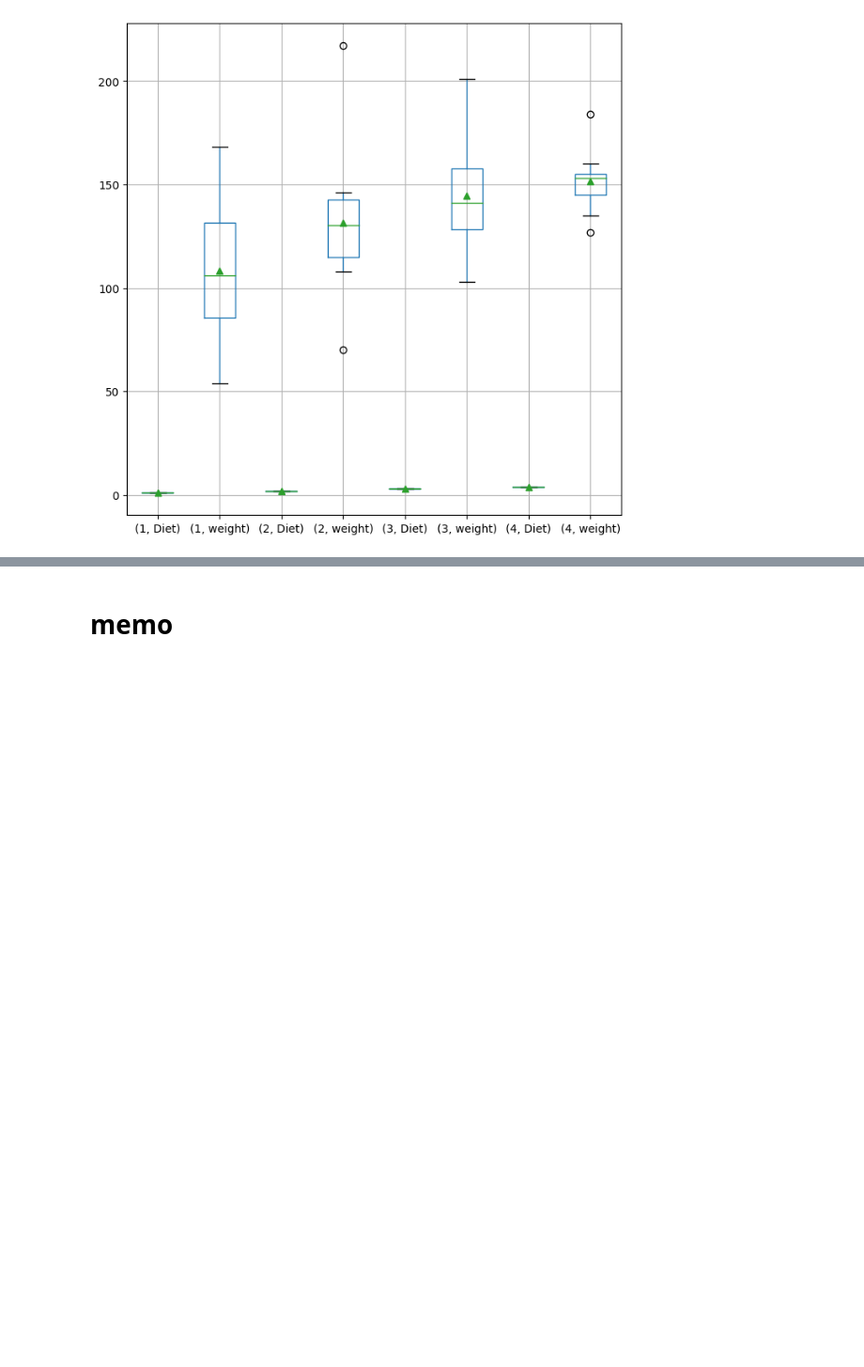
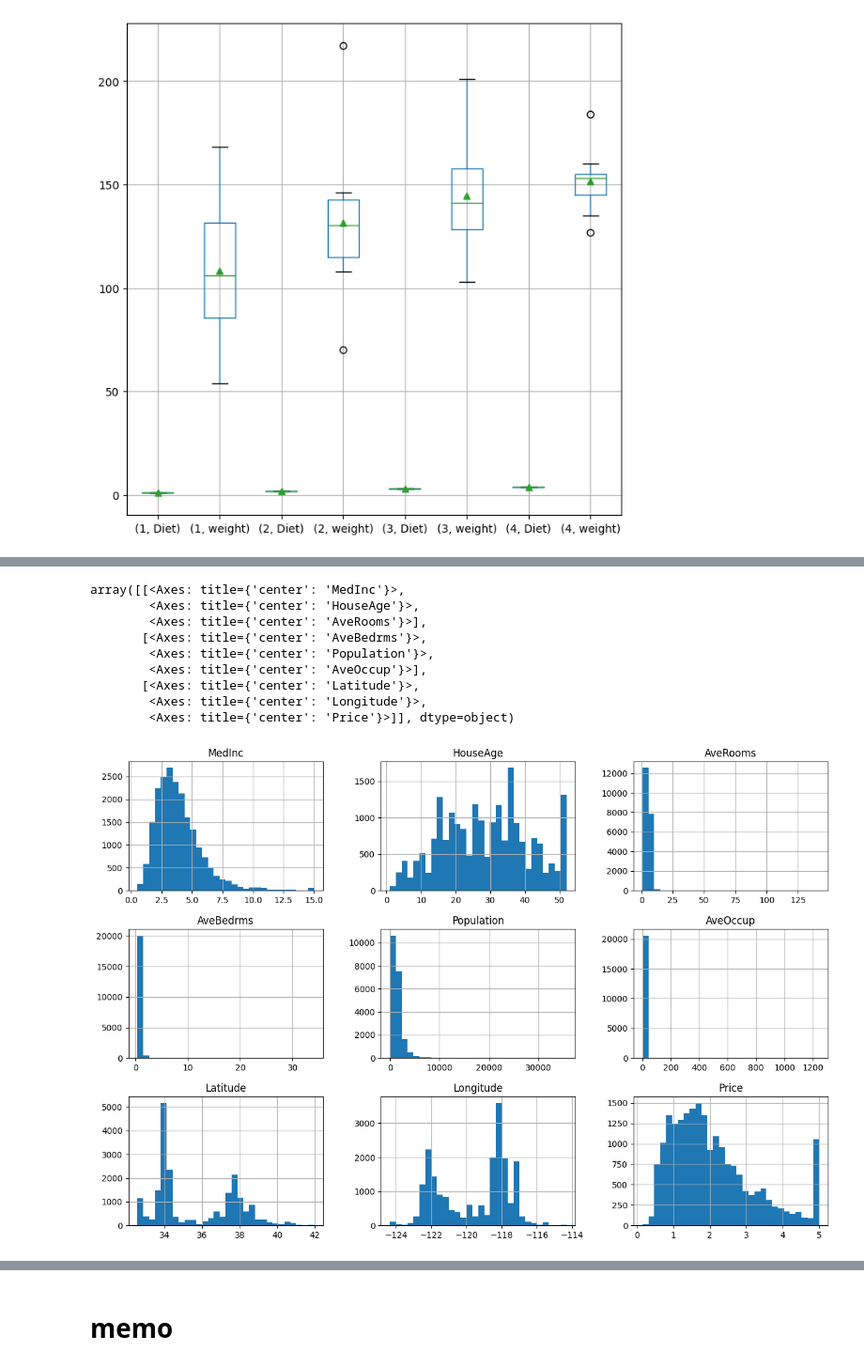
Before and after one commit to MDASH-shinshu/MDASH-T-DS, a Jupyter notebook: 2/2_analysis_design_colab.ipynb, the cells around one changed output, grey strips where cells are left out. Shown at 94% size. Cells and saved outputs as stored; diff of their text form; code cells hidden in the pictures; blank space fills up the shorter version.

```diff
--- a/2/2_analysis_design_colab.ipynb
+++ b/2/2_analysis_design_colab.ipynb
@@ -349,0 +360,14 @@ grouped.boxplot(subplots=False, showmeans=True)
+# %%
+# scikit-learnからカリフォルニア住宅価格データ (n = 20640) を取得し、DESCRキーの情報を確認
+
+import pandas as pd
+import seaborn as sns
+from sklearn.datasets import fetch_california_housing
+dataset = fetch_california_housing()
+print(dataset.DESCR)
+# %%
+# DataFrameで実データを確認
+
+df = pd.DataFrame(dataset.data, columns=dataset.feature_names)
+df['Price'] = dataset.target
+df.head()
@@ -349,0 +395,15 @@ grouped.boxplot(subplots=False, showmeans=True)
+# %%
+# 各カラムの分布をヒストグラムで確認
+
+df.hist(bins=30, figsize=(15, 10))
+# %% [output]
+array([[<Axes: title={'center': 'MedInc'}>,
+        <Axes: title={'center': 'HouseAge'}>,
+        <Axes: title={'center': 'AveRooms'}>],
+       [<Axes: title={'center': 'AveBedrms'}>,
+        <Axes: title={'center': 'Population'}>,
+        <Axes: title={'center': 'AveOccup'}>],
+       [<Axes: title={'center': 'Latitude'}>,
+        <Axes: title={'center': 'Longitude'}>,
+        <Axes: title={'center': 'Price'}>]], dtype=object)
+[figure, added]
```
Also changed, not shown: parts of 43 cells of this notebook.
